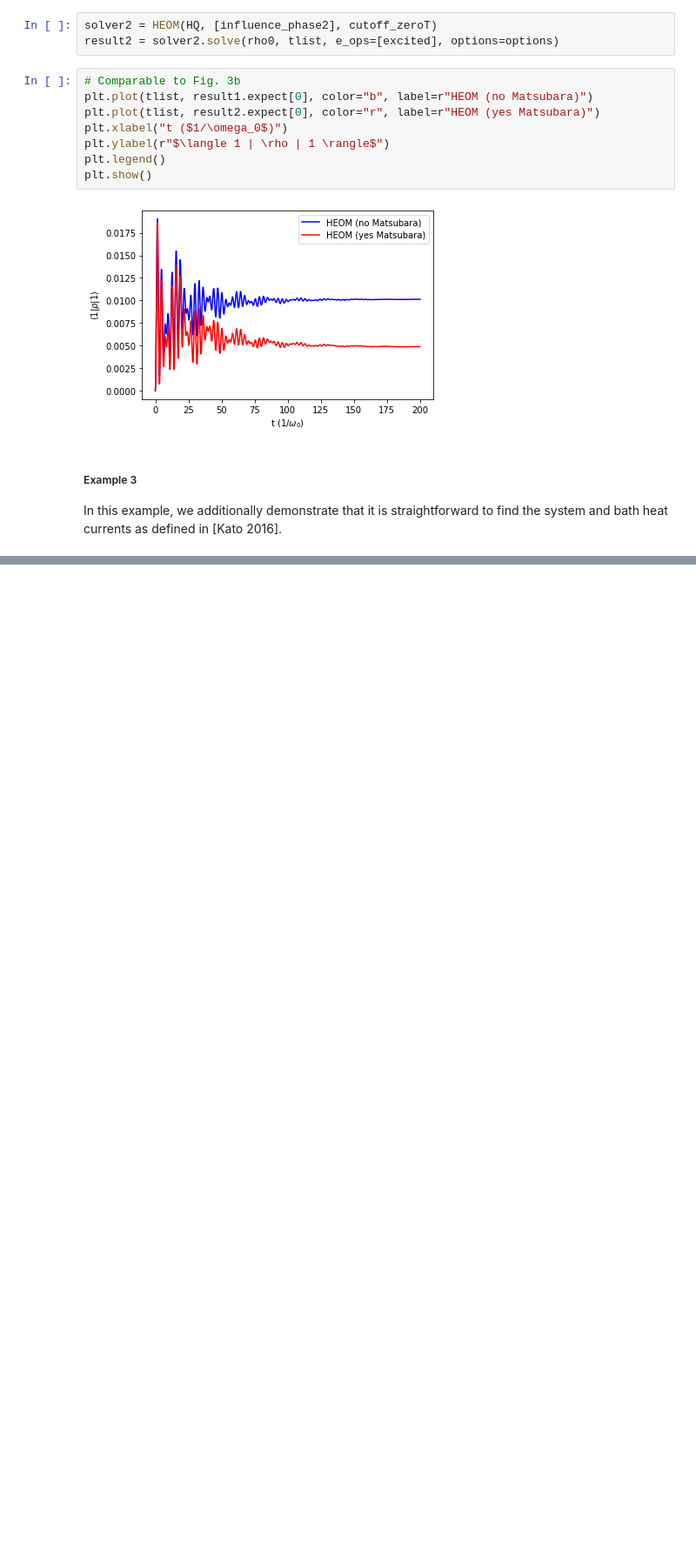
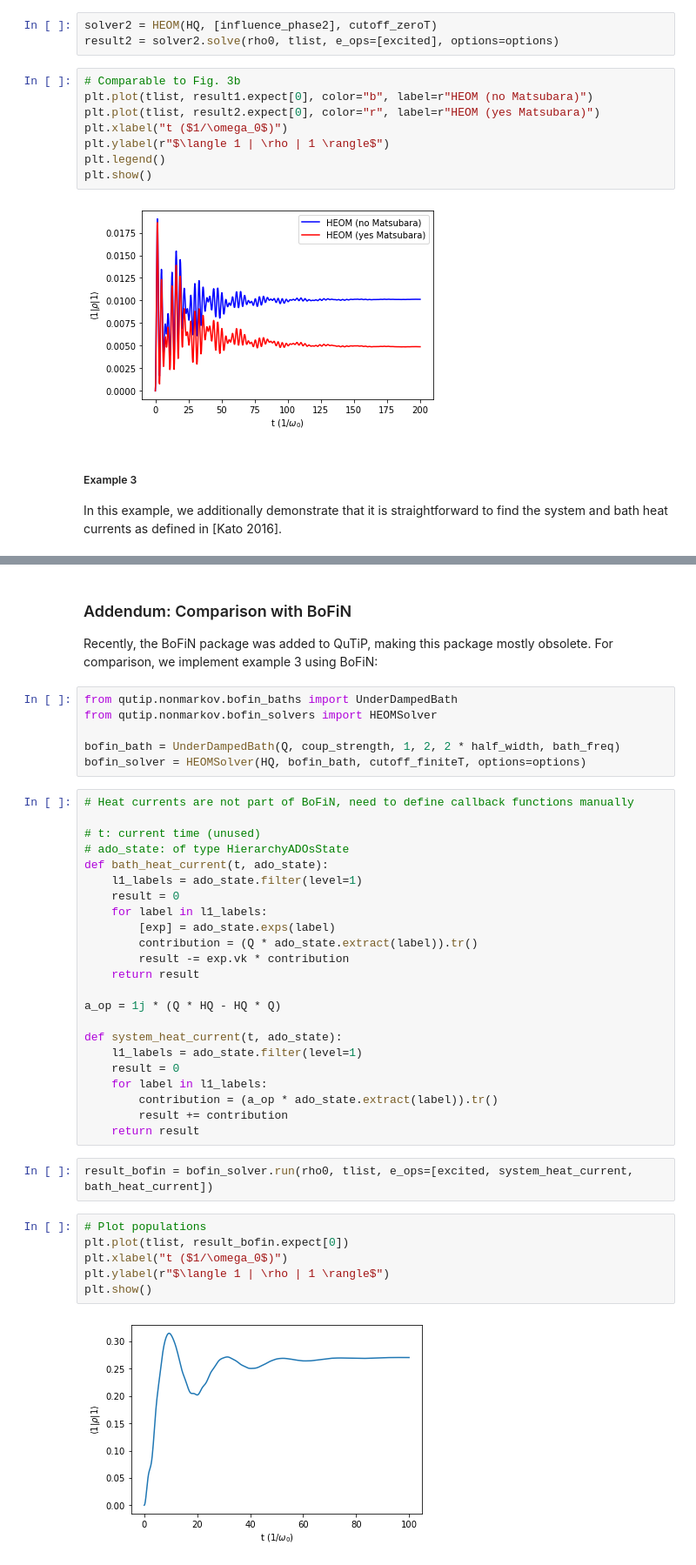
Before and after one commit to pmenczel/bosonic-heom, a Jupyter notebook: sample.ipynb, the cells around one changed output, grey strips where cells are left out. Shown: that part at 87% size. Cells and saved outputs as stored; diff of their text form; blank space fills up the shorter version.

Commit message:
Added BoFiN comparison

```diff
--- a/sample.ipynb
+++ b/sample.ipynb
@@ -152,0 +155,44 @@ plt.show()
+# %% [markdown]
+### Addendum: Comparison with BoFiN
+
+Recently, the BoFiN package was added to QuTiP, making this package mostly obsolete.
+For comparison, we implement example 3 using BoFiN:
+# %%
+from qutip.nonmarkov.bofin_baths import UnderDampedBath
+from qutip.nonmarkov.bofin_solvers import HEOMSolver
+
+bofin_bath = UnderDampedBath(Q, coup_strength, 1, 2, 2 * half_width, bath_freq)
+bofin_solver = HEOMSolver(HQ, bofin_bath, cutoff_finiteT, options=options)
+# %%
+# Heat currents are not part of BoFiN, need to define callback functions manually
+
+# t: current time (unused)
+# ado_state: of type HierarchyADOsState
+def bath_heat_current(t, ado_state):
+    l1_labels = ado_state.filter(level=1)
+    result = 0
+    for label in l1_labels:
+        [exp] = ado_state.exps(label)
+        contribution = (Q * ado_state.extract(label)).tr()
+        result -= exp.vk * contribution
+    return result
+
+a_op = 1j * (Q * HQ - HQ * Q)
+
+def system_heat_current(t, ado_state):
+    l1_labels = ado_state.filter(level=1)
+    result = 0
+    for label in l1_labels:
+        contribution = (a_op * ado_state.extract(label)).tr()
+        result += contribution
+    return result
+# %%
+result_bofin = bofin_solver.run(rho0, tlist, e_ops=[excited, system_heat_current, bath_heat_current])
+# %%
+# Plot populations
+plt.plot(tlist, result_bofin.expect[0])
+plt.xlabel("t ($1/\omega_0$)")
+plt.ylabel(r"$\langle 1 | \rho | 1 \rangle$")
+plt.show()
+# %% [output]
+[figure, added]
```
Also changed, not shown: parts of 4 cells of this notebook.
